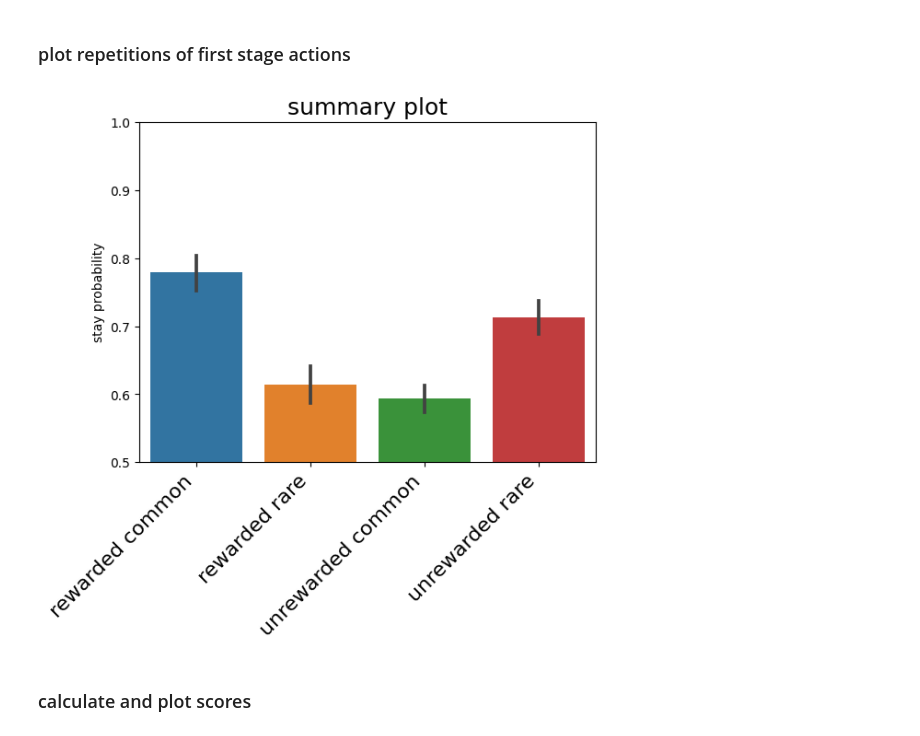
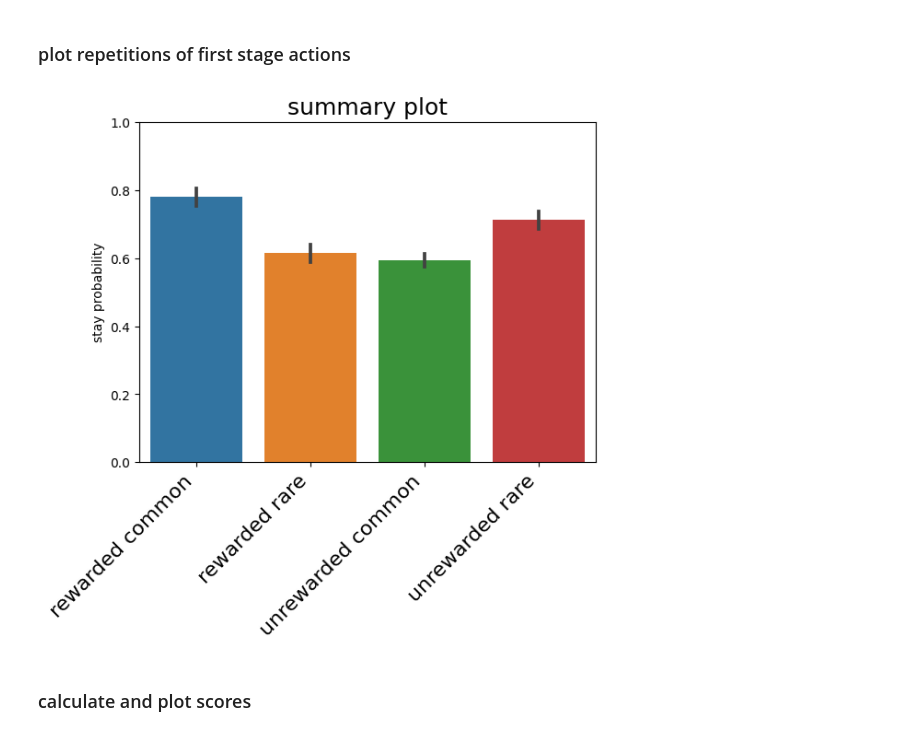
Before and after one commit to SSchwoebel/BayesianTwoStageTaskAnalysis, a Jupyter notebook: 2_statistical_analysis.ipynb, the cells around one changed output. Cells and saved outputs as stored; diff of their text form; code cells hidden in the pictures.

Commit message:
changed behavior bar plot

```diff
--- a/2_statistical_analysis.ipynb
+++ b/2_statistical_analysis.ipynb
@@ -38,17 +38,17 @@ summary_stayed_arr = [summary_df["rewarded common"], summary_df["rewarded rare"]
 # %%
 names = ["rewarded common", "rewarded rare", "unrewarded common", "unrewarded rare"]
 
 plt.figure()
 g = sns.barplot(data=summary_stayed_arr)
 g.set_xticklabels(names, rotation=45, horizontalalignment='right', fontsize=16)
-plt.ylim([0.5,1])
+plt.ylim([0,1])
 # plt.yticks(np.arange(0,1.1,0.2),fontsize=16)
 plt.title("summary plot", fontsize=18)
 plt.savefig(os.path.join(statistics_folder, "behavior_summary_plot.svg"),dpi=300)
 plt.ylabel("stay probability")
 plt.show()
 # %% [output]
-[figure, old version]
+[figure, new version]
 # %% [markdown]
 ### calculate and plot scores
 # %%
```
Also changed, not shown: parts of 2 cells of this notebook, 5 other files.
